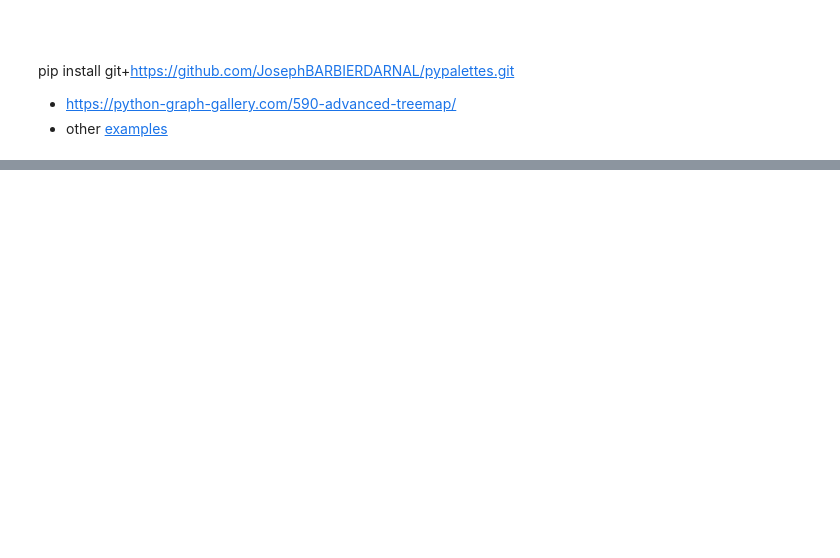
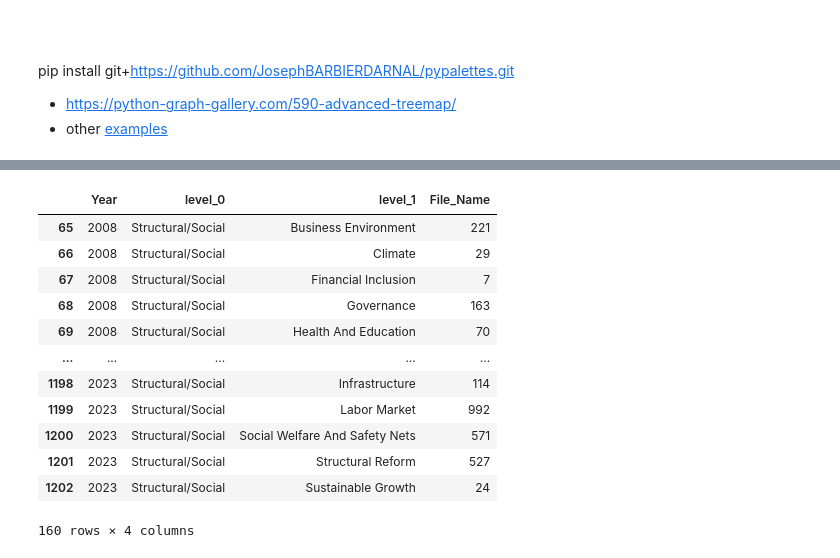
Before and after one commit to johnsonice/HuggingFace_Demos, a Jupyter notebook: examples/sentence_bert_applications/topic_model/post_analysis/data_process_for_viz.ipynb, the cells around one changed output, grey strips where cells are left out. Drawn from its saved outputs; the diff is of its cells as text; code cells hidden in the pictures; blank space fills up the shorter version.

```diff
--- a/examples/sentence_bert_applications/topic_model/post_analysis/data_process_for_viz.ipynb
+++ b/examples/sentence_bert_applications/topic_model/post_analysis/data_process_for_viz.ipynb
@@ -191,0 +146,18 @@ fig.show()
+# %%
+collapsed_df = df.groupby(['Year','level_0','level_1'], as_index=False)['File_Name'].count()
+collapsed_df = collapsed_df[collapsed_df['level_0']=='Structural/Social']
+collapsed_df
+# %% [output]
+|  | Year | level_0 | level_1 | File_Name |
+| 65 | 2008 | Structural/Social | Business Environment | 221 |
+| 66 | 2008 | Structural/Social | Climate | 29 |
+| 67 | 2008 | Structural/Social | Financial Inclusion | 7 |
+| 68 | 2008 | Structural/Social | Governance | 163 |
+| 69 | 2008 | Structural/Social | Health And Education | 70 |
+| ... | ... | ... | ... | ... |
+| 1198 | 2023 | Structural/Social | Infrastructure | 114 |
+| 1199 | 2023 | Structural/Social | Labor Market | 992 |
+| 1200 | 2023 | Structural/Social | Social Welfare And Safety Nets | 571 |
+| 1201 | 2023 | Structural/Social | Structural Reform | 527 |
+| 1202 | 2023 | Structural/Social | Sustainable Growth | 24 |
+160 rows × 4 columns
```
Also changed, not shown: parts of 21 cells of this notebook, 3 other files.
